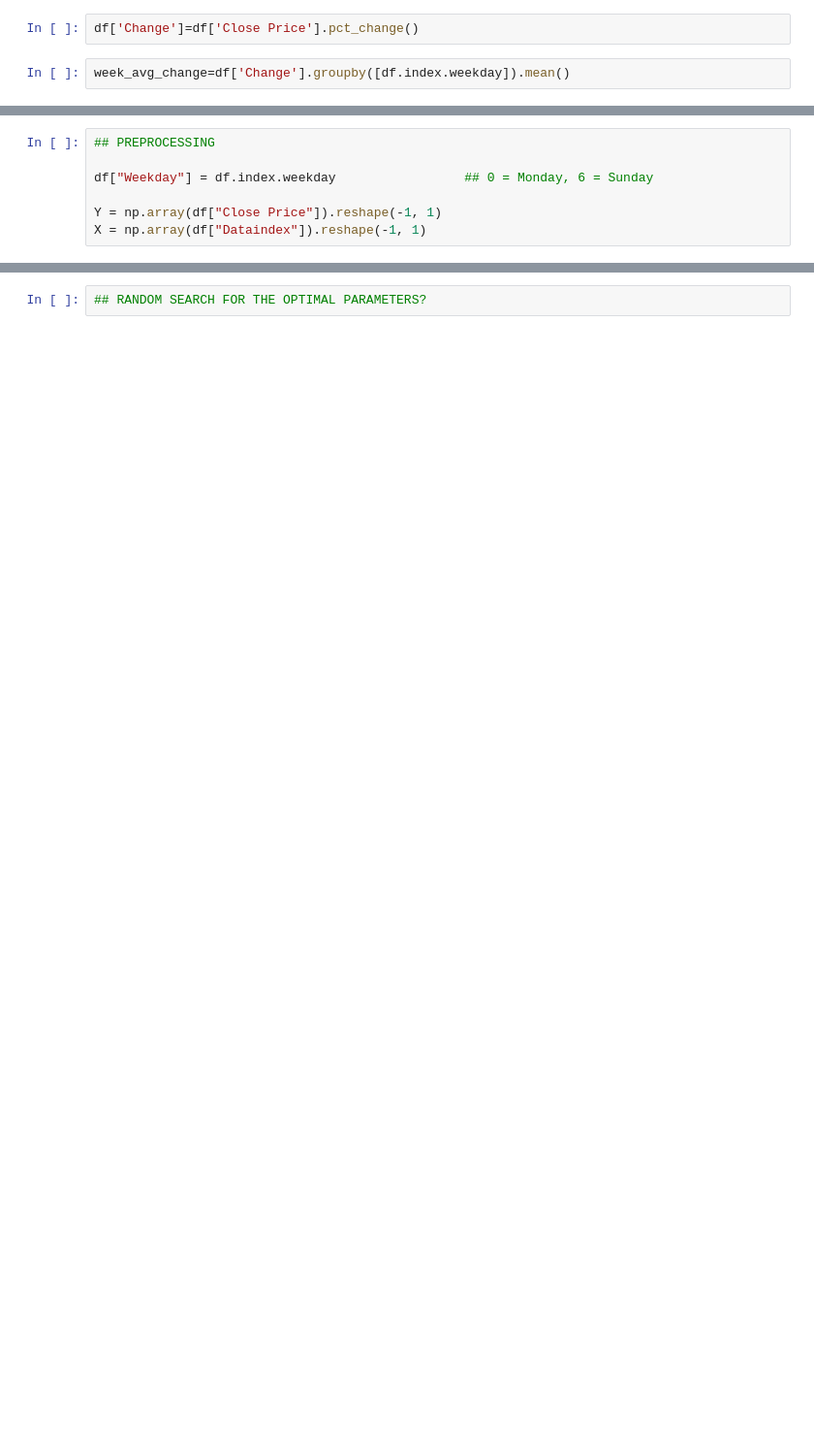
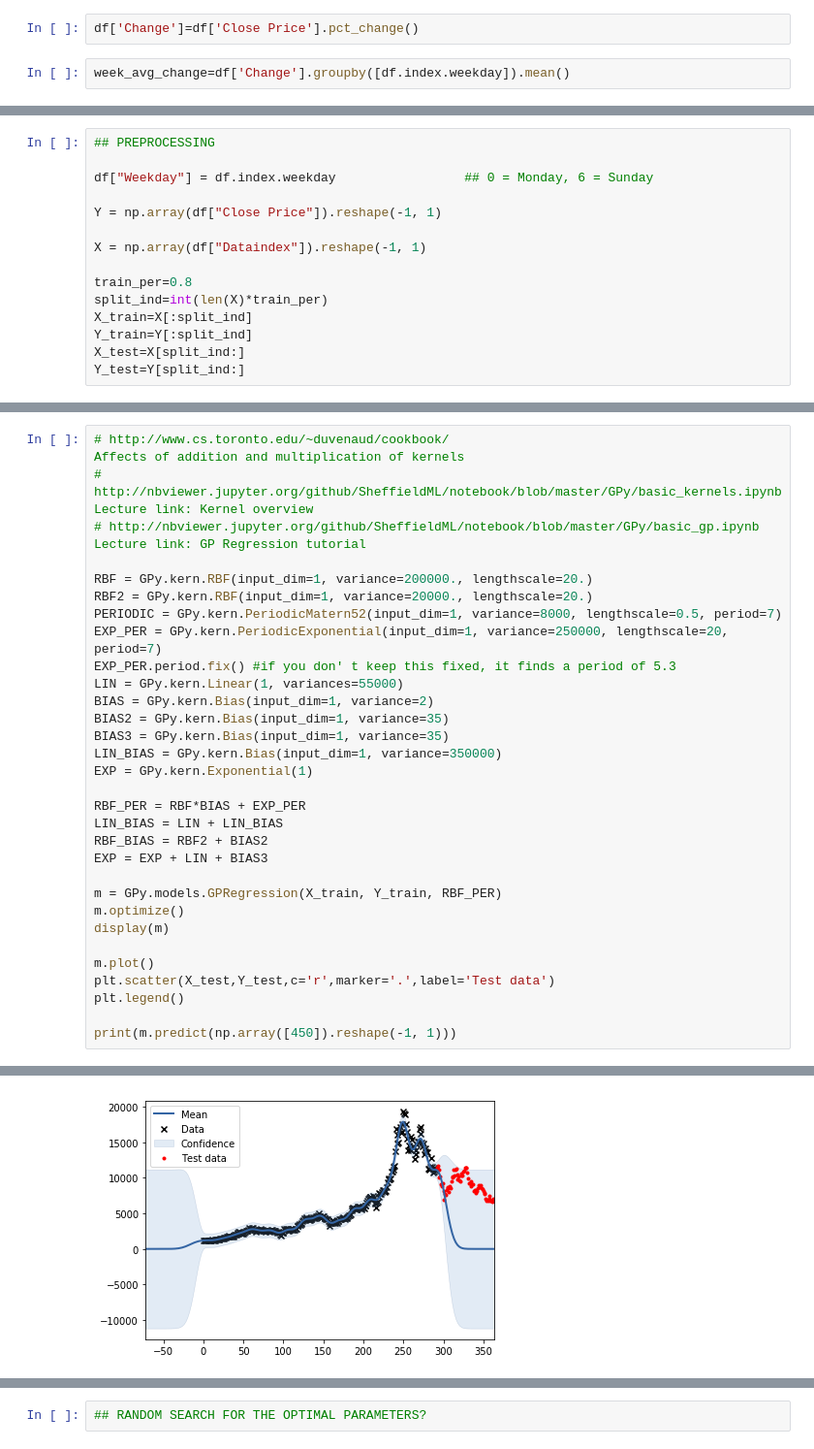
Before and after one commit to Tinkaa/Bitcoin_prediction, a Jupyter notebook: bitcoin_analysis.ipynb, the cells around one changed output, grey strips where cells are left out. Shown: that part at 97% size. Saved outputs shown, nothing was run; the diff lists cells and outputs as text; blank space fills up the shorter version.

Commit message:
trying more kernels and data preprocessing

```diff
--- a/bitcoin_analysis.ipynb
+++ b/bitcoin_analysis.ipynb
@@ -92,4 +106,12 @@ df['Change'][-30:].plot()
 df["Weekday"] = df.index.weekday                 ## 0 = Monday, 6 = Sunday
 
 Y = np.array(df["Close Price"]).reshape(-1, 1)
+
 X = np.array(df["Dataindex"]).reshape(-1, 1)
+
+train_per=0.8
+split_ind=int(len(X)*train_per)
+X_train=X[:split_ind]
+Y_train=Y[:split_ind]
+X_test=X[split_ind:]
+Y_test=Y[split_ind:]
@@ -140,0 +193,32 @@ Updates: True
+# %%
+# http://www.cs.toronto.edu/~duvenaud/cookbook/                                                            Affects of addition and multiplication of kernels
+# http://nbviewer.jupyter.org/github/SheffieldML/notebook/blob/master/GPy/basic_kernels.ipynb              Lecture link: Kernel overview
+# http://nbviewer.jupyter.org/github/SheffieldML/notebook/blob/master/GPy/basic_gp.ipynb                   Lecture link: GP Regression tutorial
+
+RBF = GPy.kern.RBF(input_dim=1, variance=200000., lengthscale=20.)
+RBF2 = GPy.kern.RBF(input_dim=1, variance=20000., lengthscale=20.)
+PERIODIC = GPy.kern.PeriodicMatern52(input_dim=1, variance=8000, lengthscale=0.5, period=7)
+EXP_PER = GPy.kern.PeriodicExponential(input_dim=1, variance=250000, lengthscale=20, period=7)
+EXP_PER.period.fix() #if you don' t keep this fixed, it finds a period of 5.3
+LIN = GPy.kern.Linear(1, variances=55000)
+BIAS = GPy.kern.Bias(input_dim=1, variance=2)
+BIAS2 = GPy.kern.Bias(input_dim=1, variance=35)
+BIAS3 = GPy.kern.Bias(input_dim=1, variance=35)
+LIN_BIAS = GPy.kern.Bias(input_dim=1, variance=350000)
+EXP = GPy.kern.Exponential(1)
+
+RBF_PER = RBF*BIAS + EXP_PER
+LIN_BIAS = LIN + LIN_BIAS
+RBF_BIAS = RBF2 + BIAS2
+EXP = EXP + LIN + BIAS3
+
+m = GPy.models.GPRegression(X_train, Y_train, RBF_PER)
+m.optimize()
+display(m)
+
+m.plot()
+plt.scatter(X_test,Y_test,c='r',marker='.',label='Test data')
+plt.legend()
+
+print(m.predict(np.array([450]).reshape(-1, 1)))
+# %% [output]
@@ -140,0 +239 @@ Updates: True
+[figure, added]
```
Also changed, not shown: parts of 19 cells of this notebook.
